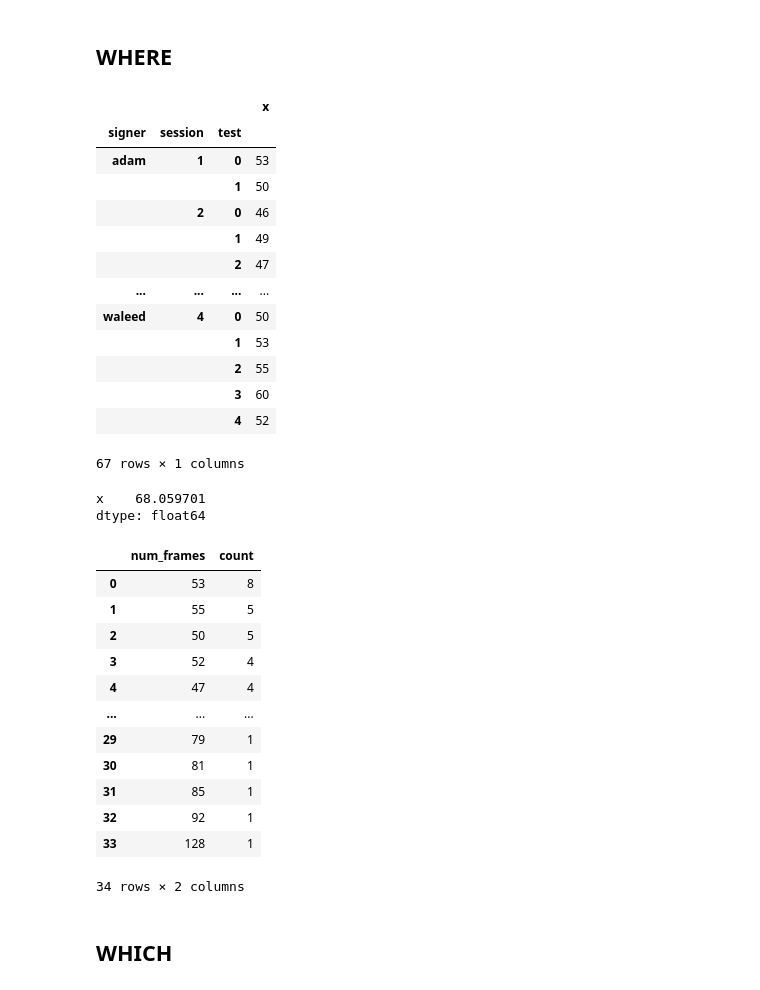
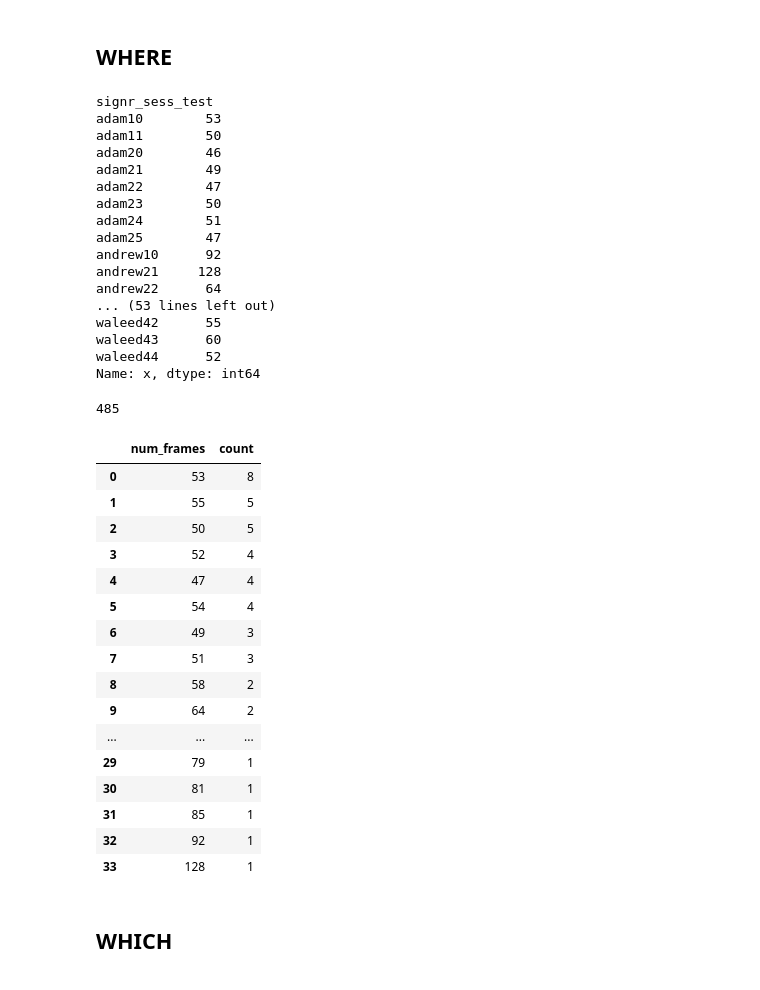
Before and after one commit to cefan-2000/DS-SF-34, a Jupyter notebook: final-project/2/DS-SF-34-Final-Project-2-Carol-Fan-5Jun2017.ipynb, the cells around one changed output. Drawn from its saved outputs; the diff is of its cells as text; code cells hidden in the pictures.

```diff
--- a/final-project/2/DS-SF-34-Final-Project-2-Carol-Fan-5Jun2017.ipynb
+++ b/final-project/2/DS-SF-34-Final-Project-2-Carol-Fan-5Jun2017.ipynb
@@ -81,6 +133,6 @@ plt.style.use('ggplot')
 import seaborn as sns
 # %%
-   # this function reads in one dataset at a time
+   # this function reads in one datafile at a time
 def read_in_file(person, session_num, sign, test_num):
     df = pd.read_csv(os.path.join('..', '..', '..', 'DS-SF-34-MyStuff', 'Australian-Sign-Language',
                                   'signs', person+session_num, sign+test_num+'.sign'), header=None)
@@ -99,8 +151,14 @@ def read_in_file(person, session_num, sign, test_num):
     df['sign'] = sign
     df['session'] = session_num
     df['test'] = test_num
+    df['signr_sess_test']=person+session_num+test_num
     df['sign_index']=range(1, len(df) + 1)
     return df
+
+   # this function cleans up the dataframe by adding a field called "num_frames"
+def add_num_frames(sign_name):
+    sign_name['num_frames'] = sign_name.groupby(['signr_sess_test'])['x'].transform('count').astype(int)
+    return sign_name
 # %% [markdown]
 ## WHAT
 # %%
@@ -458,56 +527,60 @@ def get_where():
     return where
 
 where=get_where()
-
-where['num_frames'] = where.groupby(['signer','session','test'])['x'].transform('count').astype(int)
-
-where['index']=range(1, len(where) + 1)
+add_num_frames(where)
 
     # how many frames do we have for each "where" sign?  It varies quite a bit.
-where[['signer','session','test','x']].groupby(['signer','session','test']).count()
+where[['signr_sess_test','x']].groupby(['signr_sess_test'])['x'].count()
 # %% [output]
-|  |  |  | x |
-| signer | session | test |  |
-| adam | 1 | 0 | 53 |
-|  |  | 1 | 50 |
-|  | 2 | 0 | 46 |
-|  |  | 1 | 49 |
-|  |  | 2 | 47 |
-| ... | ... | ... | ... |
-| waleed | 4 | 0 | 50 |
-|  |  | 1 | 53 |
-|  |  | 2 | 55 |
-|  |  | 3 | 60 |
-|  |  | 4 | 52 |
-67 rows × 1 columns
+signr_sess_test
+adam10        53
+adam11        50
+adam20        46
+adam21        49
+adam22        47
+adam23        50
+adam24        51
+adam25        47
+andrew10      92
+andrew21     128
+andrew22      64
+... (53 lines left out)
+waleed42      55
+waleed43      60
+waleed44      52
+Name: x, dtype: int64
 # %%
   # 45
-#where[['signer','session','test','x']].groupby(['signer','session','test']).count().min()
+#where.groupby(['signr_sess_test'])['x'].count().min()
   # 485
-#where[['signer','session','test','x']].groupby(['signer','session','test']).count().max()
+where.groupby(['signr_sess_test'])['x'].count().max()
   # 68.06
-where[['signer','session','test','x']].groupby(['signer','session','test']).count().mean()
+#where.groupby(['signr_sess_test'])['x'].count().mean()
 # %% [output]
-x    68.059701
-dtype: float64
+485
 # %%
-freq_where = where.groupby(['signer','session','test'])['x'].count().value_counts().reset_index()
+   # create a table of frequencies to see how many num_frames we have
+freq_where = where.groupby(['signr_sess_test'])['x'].count().value_counts().reset_index()
 freq_where.columns = ['num_frames','count']
 freq_where
 # %% [output]
 |  | num_frames | count |
 | 0 | 53 | 8 |
 | 1 | 55 | 5 |
 | 2 | 50 | 5 |
 | 3 | 52 | 4 |
 | 4 | 47 | 4 |
+| 5 | 54 | 4 |
+| 6 | 49 | 3 |
+| 7 | 51 | 3 |
+| 8 | 58 | 2 |
+| 9 | 64 | 2 |
 | ... | ... | ... |
 | 29 | 79 | 1 |
 | 30 | 81 | 1 |
 | 31 | 85 | 1 |
 | 32 | 92 | 1 |
 | 33 | 128 | 1 |
-34 rows × 2 columns
 # %% [markdown]
 ##  WHICH
 # %%
```
Also changed, not shown: parts of 58 cells of this notebook.
